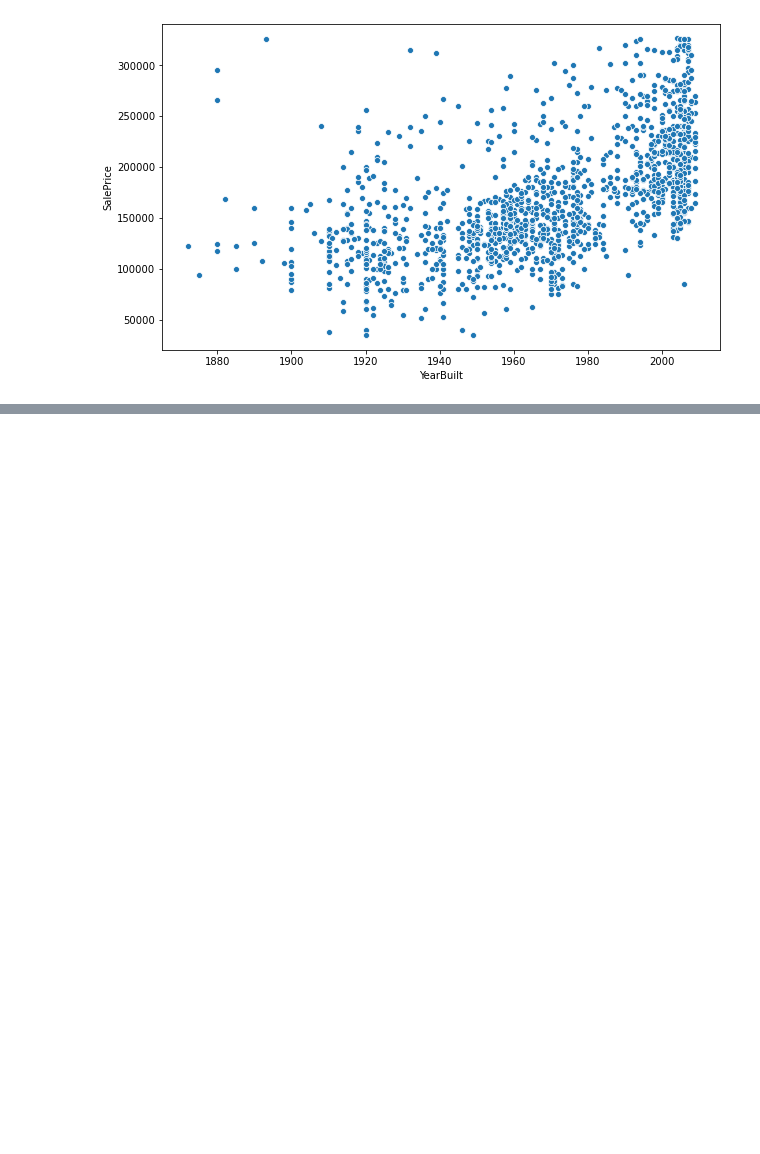
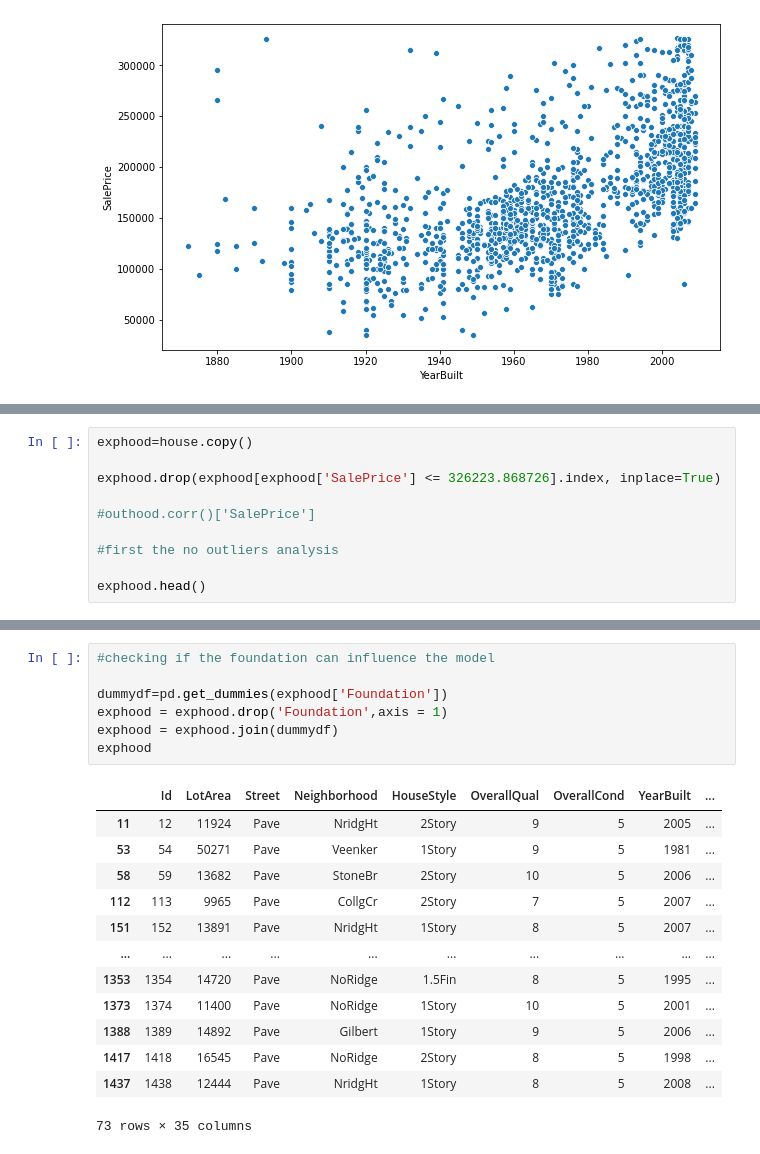
Before and after one commit to Brunadiasmiguel/Housing_Statistical_Analysis, a Jupyter notebook: stats.ipynb, the cells around one changed output, grey strips where cells are left out. Saved outputs shown, nothing was run; the diff lists cells and outputs as text; blank space fills up the shorter version.

```diff
--- a/stats.ipynb
+++ b/stats.ipynb
@@ -738,0 +820,10 @@ reg7.summary()
+# %%
+exphood=house.copy()
+
+exphood.drop(exphood[exphood['SalePrice'] <= 326223.868726].index, inplace=True)
+
+#outhood.corr()['SalePrice']
+
+#first the no outliers analysis
+
+exphood.head()
@@ -738,0 +947,21 @@ reg7.summary()
+# %%
+#checking if the foundation can influence the model
+
+dummydf=pd.get_dummies(exphood['Foundation'])
+exphood = exphood.drop('Foundation',axis = 1)
+exphood = exphood.join(dummydf)
+exphood
+# %% [output]
+|  | Id | LotArea | Street | Neighborhood | HouseStyle | OverallQual | OverallCond | YearBuilt | ... |
+| 11 | 12 | 11924 | Pave | NridgHt | 2Story | 9 | 5 | 2005 | ... |
+| 53 | 54 | 50271 | Pave | Veenker | 1Story | 9 | 5 | 1981 | ... |
+| 58 | 59 | 13682 | Pave | StoneBr | 2Story | 10 | 5 | 2006 | ... |
+| 112 | 113 | 9965 | Pave | CollgCr | 2Story | 7 | 5 | 2007 | ... |
+| 151 | 152 | 13891 | Pave | NridgHt | 1Story | 8 | 5 | 2007 | ... |
+| ... | ... | ... | ... | ... | ... | ... | ... | ... | ... |
+| 1353 | 1354 | 14720 | Pave | NoRidge | 1.5Fin | 8 | 5 | 1995 | ... |
+| 1373 | 1374 | 11400 | Pave | NoRidge | 1Story | 10 | 5 | 2001 | ... |
+| 1388 | 1389 | 14892 | Pave | Gilbert | 1Story | 9 | 5 | 2006 | ... |
+| 1417 | 1418 | 16545 | Pave | NoRidge | 2Story | 8 | 5 | 1998 | ... |
+| 1437 | 1438 | 12444 | Pave | NridgHt | 1Story | 8 | 5 | 2008 | ... |
+73 rows × 35 columns
```
Also changed, not shown: parts of 26 cells of this notebook.
